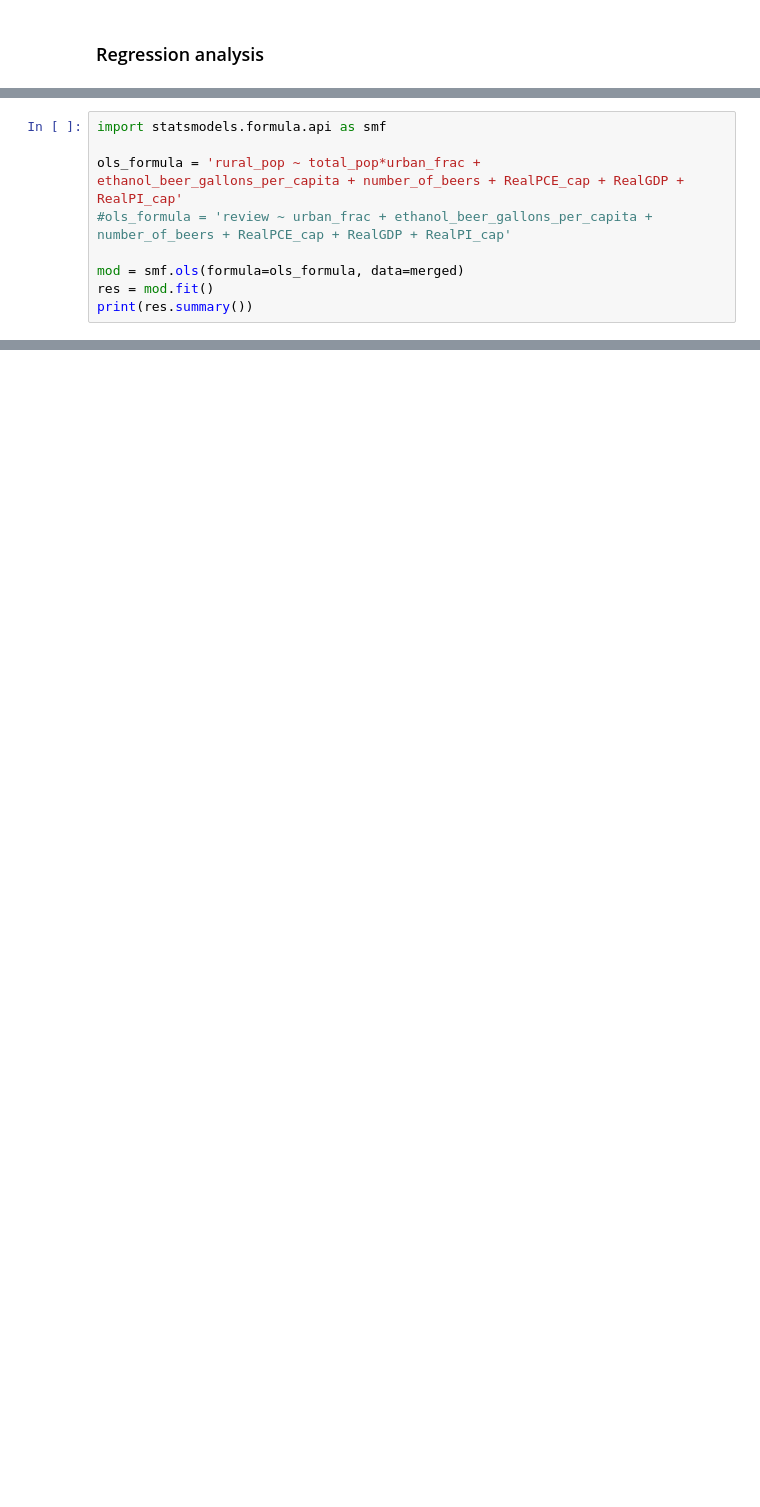
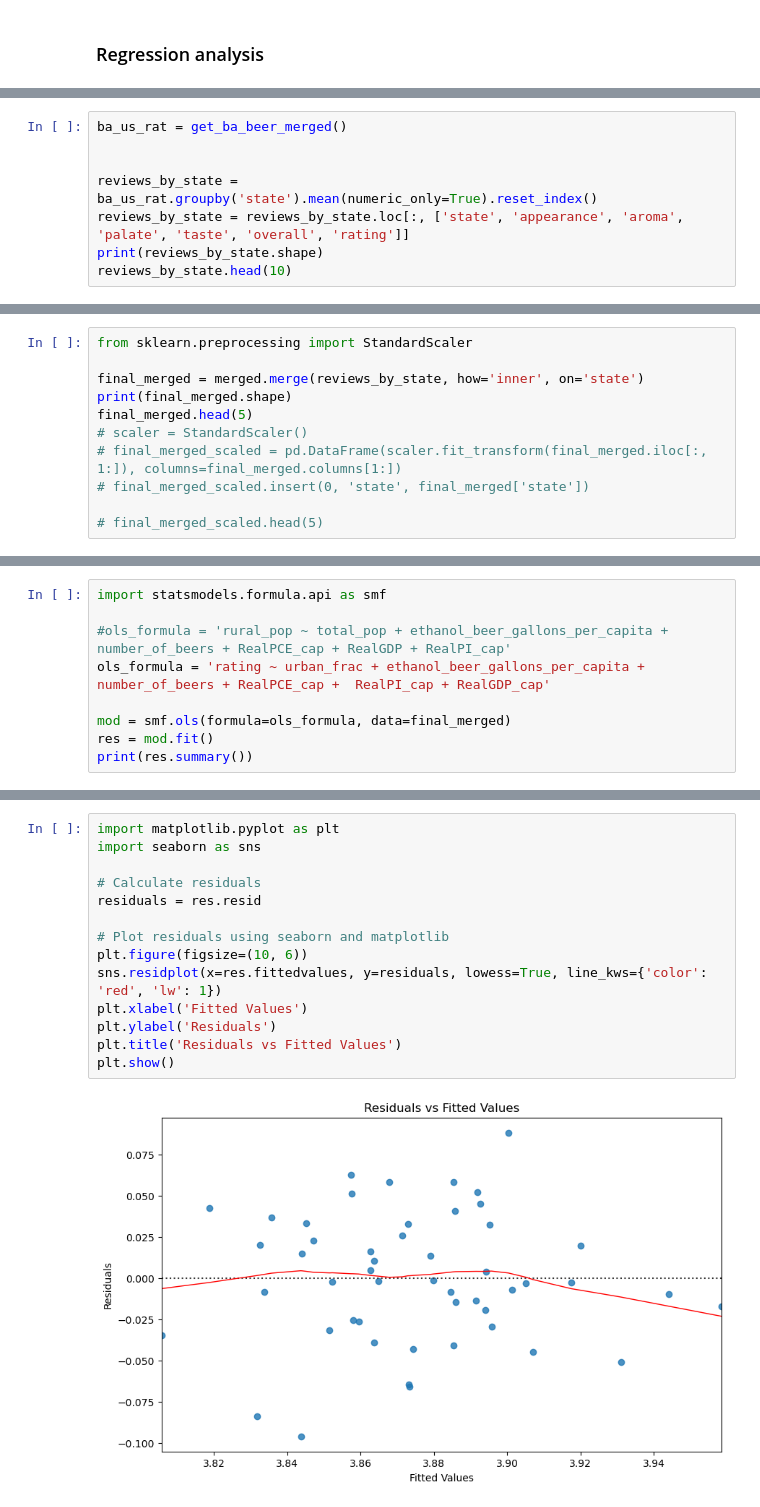
Before and after one commit to epfl-ada/ada-2024-project-fandemondada, a Jupyter notebook: temp.ipynb, the cells around one changed output, grey strips where cells are left out. Drawn from its saved outputs; the diff is of its cells as text; blank space fills up the shorter version.

Commit message:
beers with most variance between states and regression

```diff
--- a/temp.ipynb
+++ b/temp.ipynb
@@ -111,0 +115,8 @@ RangeIndex(start=0, stop=40, step=1)
+# %%
+ba_us_rat = get_ba_beer_merged()
+
+
+reviews_by_state = ba_us_rat.groupby('state').mean(numeric_only=True).reset_index()
+reviews_by_state = reviews_by_state.loc[:, ['state', 'appearance', 'aroma', 'palate', 'taste', 'overall', 'rating']]
+print(reviews_by_state.shape)
+reviews_by_state.head(10)
@@ -111,0 +136,11 @@ RangeIndex(start=0, stop=40, step=1)
+# %%
+from sklearn.preprocessing import StandardScaler
+
+final_merged = merged.merge(reviews_by_state, how='inner', on='state')
+print(final_merged.shape)
+final_merged.head(5)
+# scaler = StandardScaler()
+# final_merged_scaled = pd.DataFrame(scaler.fit_transform(final_merged.iloc[:, 1:]), columns=final_merged.columns[1:])
+# final_merged_scaled.insert(0, 'state', final_merged['state'])
+
+# final_merged_scaled.head(5)
@@ -112,10 +155,10 @@ RangeIndex(start=0, stop=40, step=1)
 # %%
 import statsmodels.formula.api as smf
 
-ols_formula = 'rural_pop ~ total_pop*urban_frac + ethanol_beer_gallons_per_capita + number_of_beers + RealPCE_cap + RealGDP + RealPI_cap'
-#ols_formula = 'review ~ urban_frac + ethanol_beer_gallons_per_capita + number_of_beers + RealPCE_cap + RealGDP + RealPI_cap'
+#ols_formula = 'rural_pop ~ total_pop + ethanol_beer_gallons_per_capita + number_of_beers + RealPCE_cap + RealGDP + RealPI_cap'
+ols_formula = 'rating ~ urban_frac + ethanol_beer_gallons_per_capita + number_of_beers + RealPCE_cap +  RealPI_cap + RealGDP_cap'
 
-mod = smf.ols(formula=ols_formula, data=merged)
+mod = smf.ols(formula=ols_formula, data=final_merged)
 res = mod.fit()
 print(res.summary())
 # %% [output]
@@ -138 +181,17 @@ Notes:
 strong multicollinearity problems or that the design matrix is singular.
+# %%
+import matplotlib.pyplot as plt
+import seaborn as sns
+
+# Calculate residuals
+residuals = res.resid
+
+# Plot residuals using seaborn and matplotlib
+plt.figure(figsize=(10, 6))
+sns.residplot(x=res.fittedvalues, y=residuals, lowess=True, line_kws={'color': 'red', 'lw': 1})
+plt.xlabel('Fitted Values')
+plt.ylabel('Residuals')
+plt.title('Residuals vs Fitted Values')
+plt.show()
+# %% [output]
+[figure, added]
```
Also changed, not shown: parts of 23 cells of this notebook.
